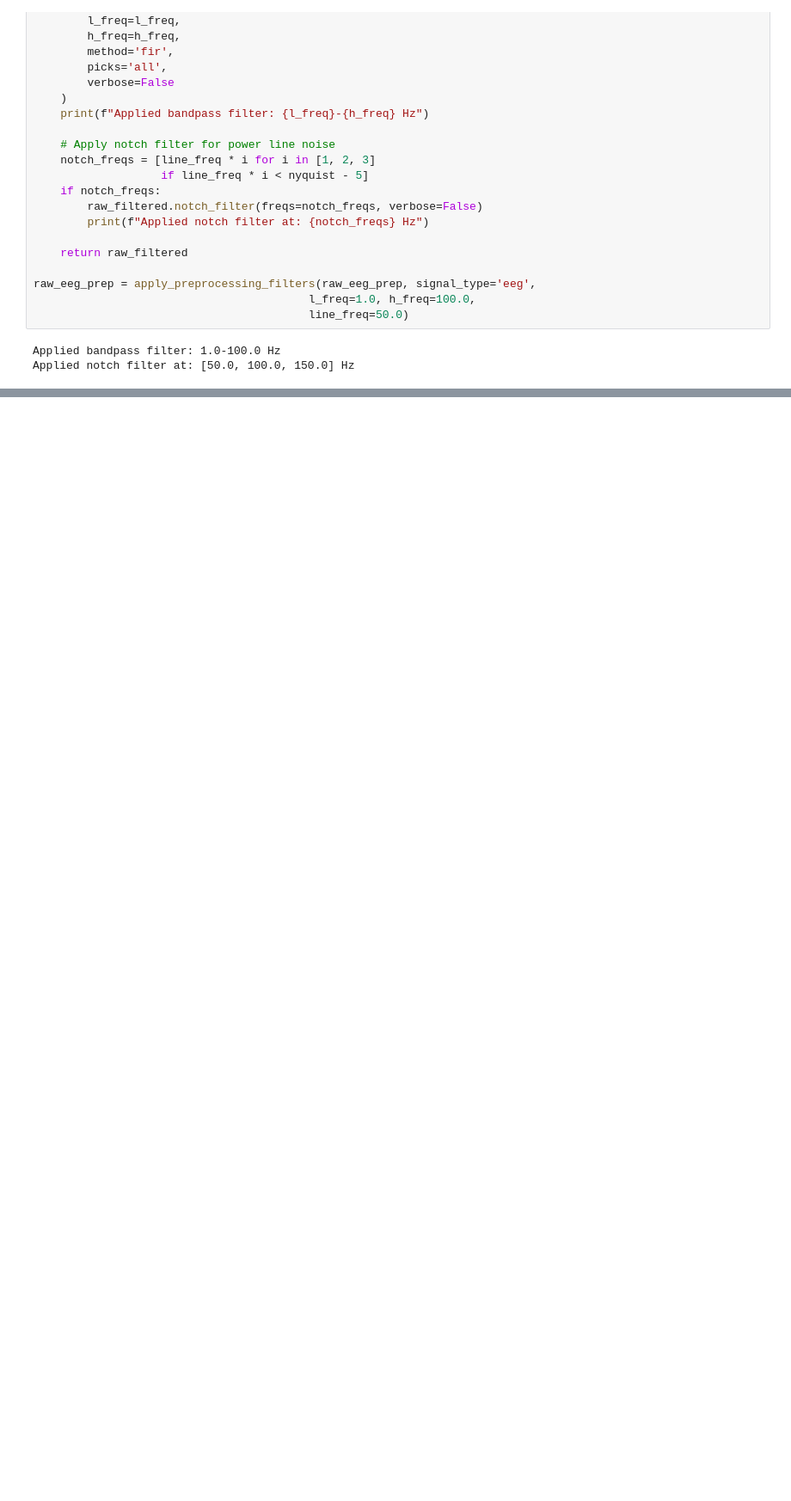
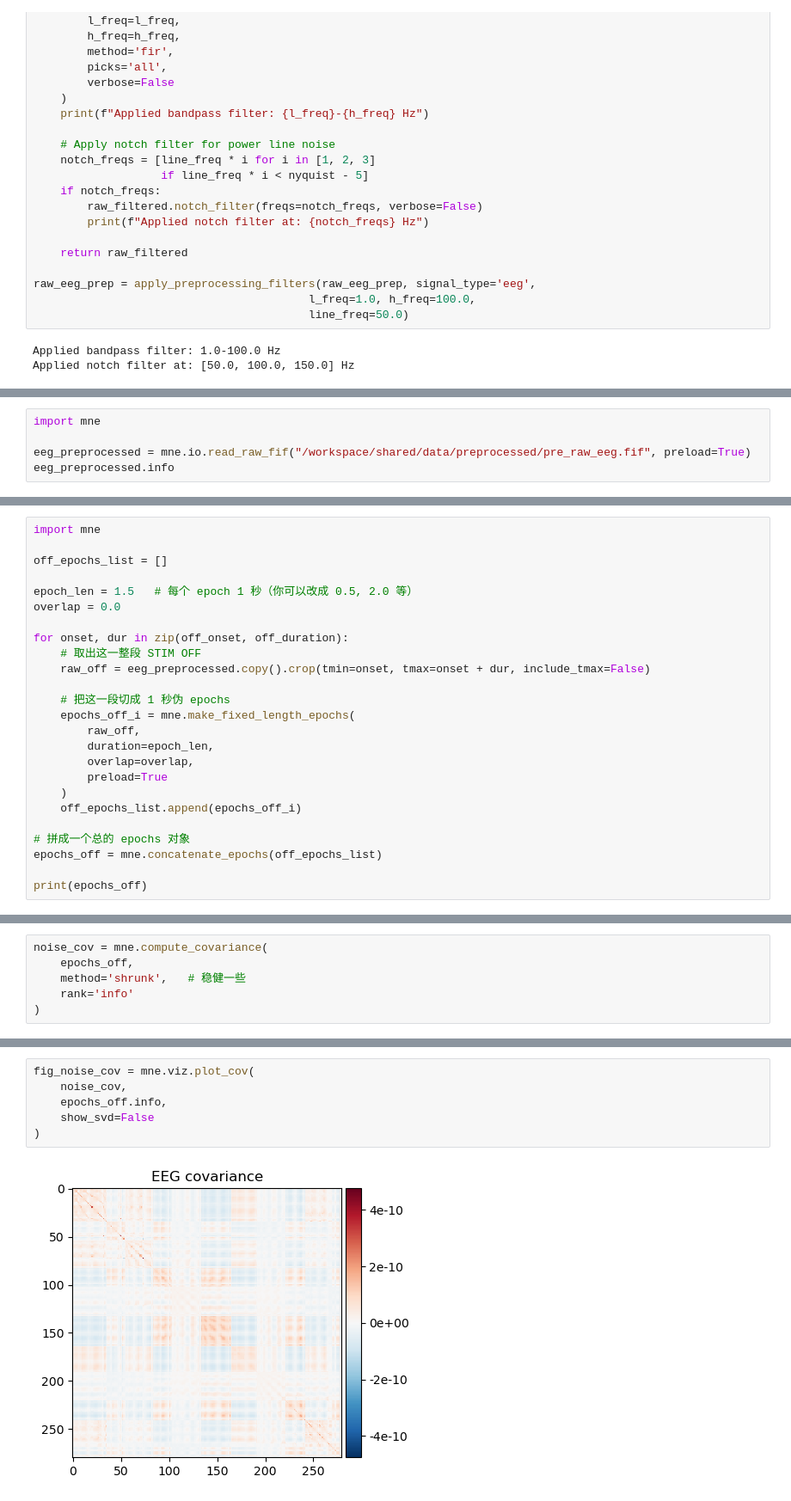
Before and after one commit to HanweiLiu-Viola/INF_WP3, a Jupyter notebook: notebooks/align_test.ipynb, the cells around one changed output, grey strips where cells are left out. Shown at 86% size. Saved outputs shown, nothing was run; the diff lists cells and outputs as text; blank space fills up the shorter version.

```diff
--- a/notebooks/align_test.ipynb
+++ b/notebooks/align_test.ipynb
@@ -811,0 +1048,5 @@ def detect_stim_events_from_lfp(df_stim, stim_column='stim_on',
+# %%
+import mne
+
+eeg_preprocessed = mne.io.read_raw_fif("/workspace/shared/data/preprocessed/pre_raw_eeg.fif", preload=True)
+eeg_preprocessed.info
@@ -811,0 +1100,25 @@ def detect_stim_events_from_lfp(df_stim, stim_column='stim_on',
+# %%
+import mne
+
+off_epochs_list = []
+
+epoch_len = 1.5   # 每个 epoch 1 秒（你可以改成 0.5, 2.0 等）
+overlap = 0.0
+
+for onset, dur in zip(off_onset, off_duration):
+    # 取出这一整段 STIM OFF
+    raw_off = eeg_preprocessed.copy().crop(tmin=onset, tmax=onset + dur, include_tmax=False)
+
+    # 把这一段切成 1 秒伪 epochs
+    epochs_off_i = mne.make_fixed_length_epochs(
+        raw_off,
+        duration=epoch_len,
+        overlap=overlap,
+        preload=True
+    )
+    off_epochs_list.append(epochs_off_i)
+
+# 拼成一个总的 epochs 对象
+epochs_off = mne.concatenate_epochs(off_epochs_list)
+
+print(epochs_off)
@@ -811,0 +1146,6 @@ def detect_stim_events_from_lfp(df_stim, stim_column='stim_on',
+# %%
+noise_cov = mne.compute_covariance(
+    epochs_off,
+    method='shrunk',   # 稳健一些
+    rank='info'
+)
@@ -811,0 +1160,8 @@ def detect_stim_events_from_lfp(df_stim, stim_column='stim_on',
+# %%
+fig_noise_cov = mne.viz.plot_cov(
+    noise_cov,
+    epochs_off.info,
+    show_svd=False
+)
+# %% [output]
+[figure, added]
```
Also changed, not shown: parts of 35 cells of this notebook, 8 other files.
